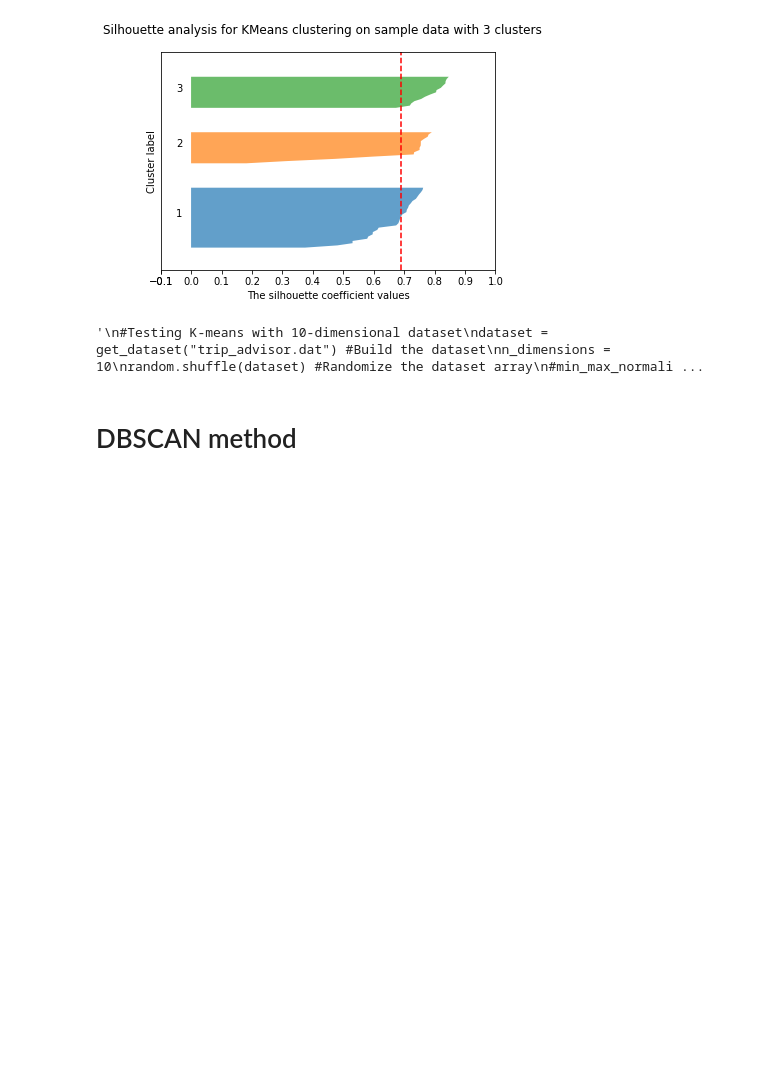
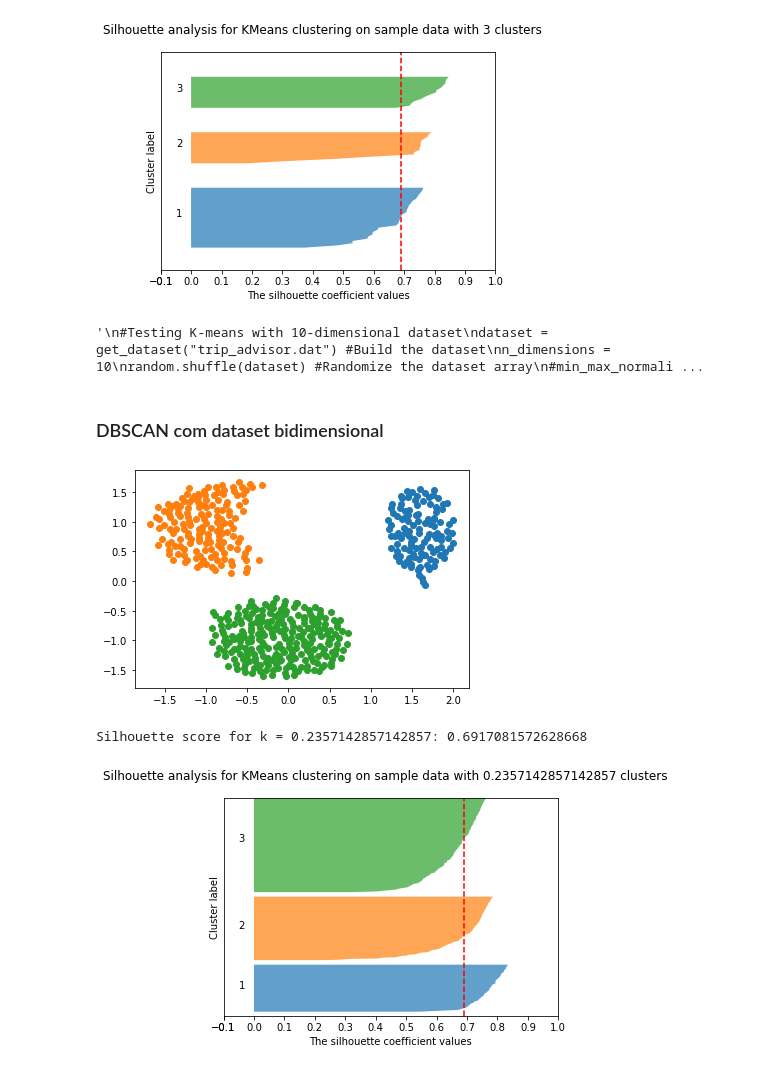
Before and after one commit to fcpereira97/MO444, a Jupyter notebook: Projeto 1/Projeto 1 - Notebook.ipynb, the cells around one changed output. Cells and saved outputs as stored; diff of their text form; code cells hidden in the pictures; blank space fills up the shorter version.

Commit message:
Atualizacoes DBSCAN + relatorio

```diff
--- a/Projeto 1/Projeto 1 - Notebook.ipynb
+++ b/Projeto 1/Projeto 1 - Notebook.ipynb
@@ -429,4 +681,4 @@ Silhouette score for k = 3: 0.6913289004455297
 [figure]
 '\n#Testing K-means with 10-dimensional dataset\ndataset = get_dataset("trip_advisor.dat") #Build the dataset\nn_dimensions = 10\nrandom.shuffle(dataset) #Randomize the dataset array\n#min_max_normali ...
 # %% [markdown]
-# DBSCAN method
+### DBSCAN com dataset bidimensional
@@ -540,0 +685,29 @@ def DBSCAN(dataset, dist_func, dim, eps, minDensity):
+# %%
+# Get dataset
+ds_filepath = "cluster.dat"
+ds = get_dataset(ds_filepath)
+
+# Pre-process and divide the dataset into training and test sets
+random.seed(135551)
+random.shuffle(ds)
+training_set, test_set = divide_dataset(ds, 0.9, 0.1)
+z_score_normalization(training_set, 2)
+z_score_normalization(test_set, 2)
+
+# set hiper-parameters with the appropiate values
+density_interval = np.linspace(2*dim, 5*dim, 5)
+eps_interval = np.linspace(0.1, 2, 15)
+
+# find best parameters according to silhouette score
+best_d, best_e, best_ss = DBSCAN_tune_parameters(training_set, 2, get_distance, density_interval, eps_interval)
+
+# runs DBSCAN using the appropiate values of epsilon (best_e) and density (best_d)
+model, clusters = DBSCAN(training_set, get_distance, 2, best_e, best_d)
+
+# plot the clusterization and the Silhouette coefficient
+DBSCAN_plot_2D_clusters(clusters)
+DBSCAN_plot_silhouette_graph(training_set, clusters, 2, best_e)
+# %% [output]
+[figure, added]
+Silhouette score for k = 0.2357142857142857: 0.6917081572628668
+[figure, added]
```
Also changed, not shown: parts of 53 cells of this notebook.
